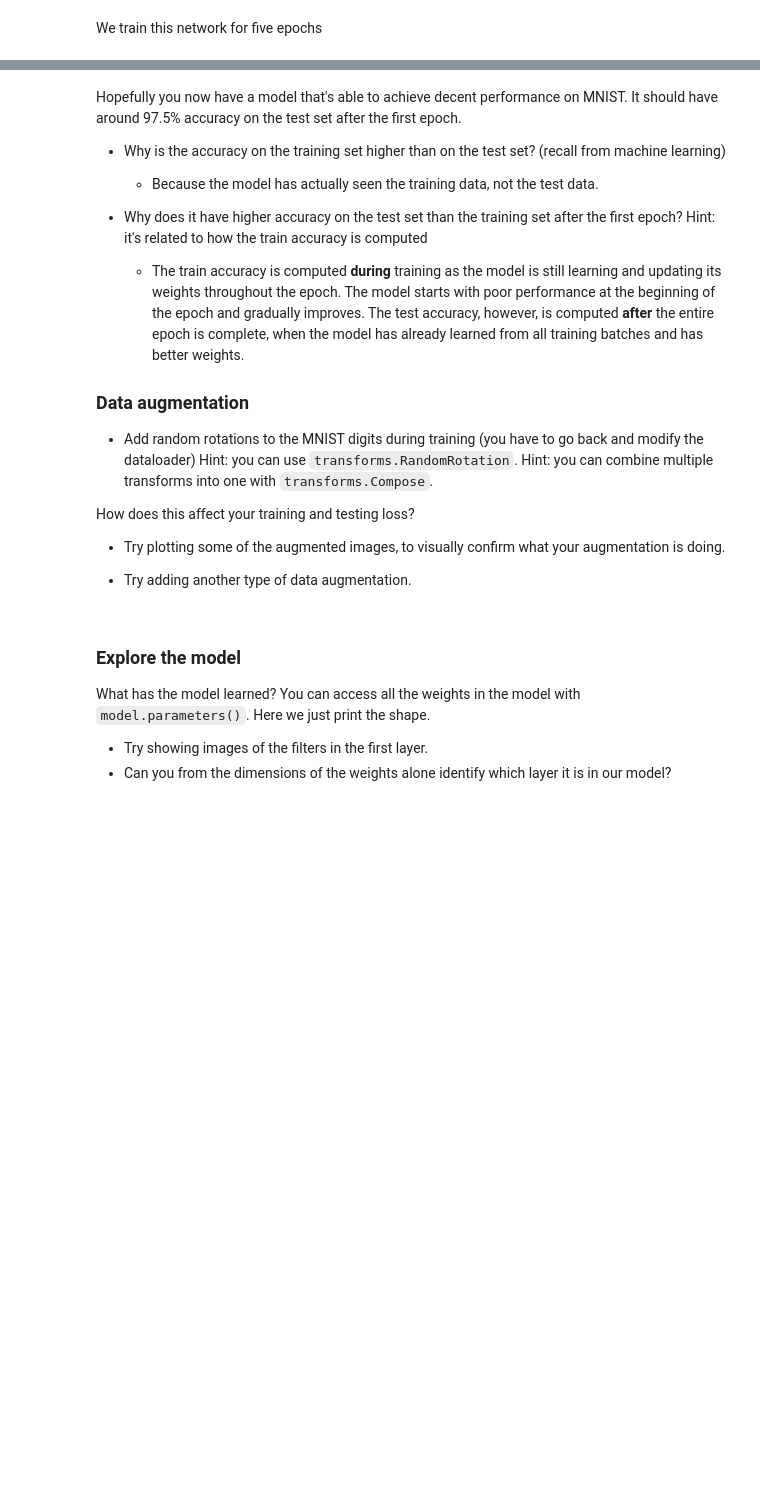
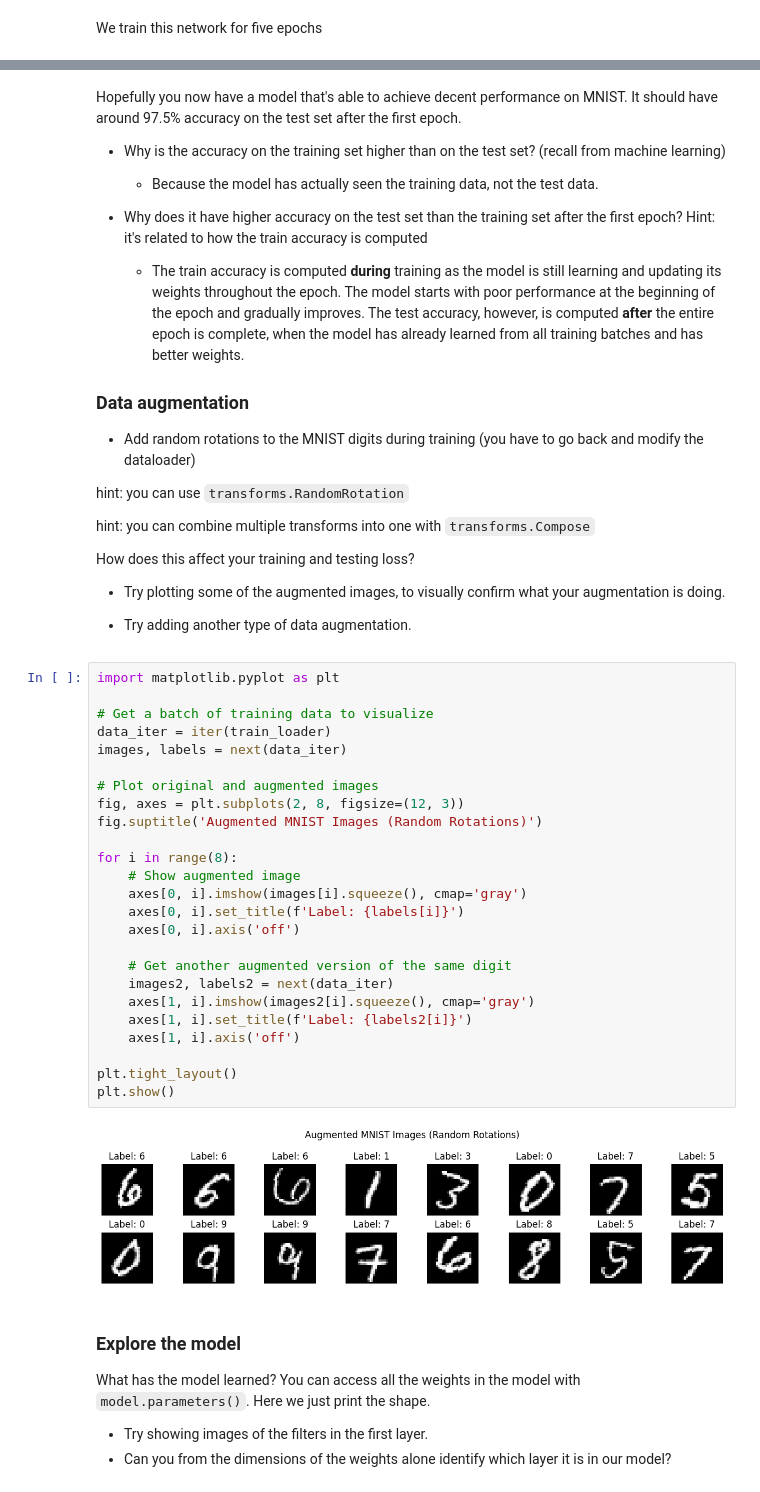
Before and after one commit to linusjuni/deep-learning-in-computer-vision, a Jupyter notebook: week_2/w2_exercises.ipynb, the cells around one changed output, grey strips where cells are left out. Drawn from its saved outputs; the diff is of its cells as text; blank space fills up the shorter version.

```diff
--- a/week_2/w2_exercises.ipynb
+++ b/week_2/w2_exercises.ipynb
@@ -143,13 +153,44 @@ It should have around 97.5% accuracy on the test set after the first epoch.
    * The train accuracy is computed **during** training as the model is still learning and updating its weights throughout the epoch. The model starts with poor performance at the beginning of the epoch and gradually improves. The test accuracy, however, is computed **after** the entire epoch is complete, when the model has already learned from all training batches and has better weights.
 
 ### Data augmentation
- * Add random rotations to the MNIST digits during training (you have to go back and modify the dataloader) Hint: you can use `transforms.RandomRotation`. Hint: you can combine multiple transforms into one with `transforms.Compose`.
+ * Add random rotations to the MNIST digits during training (you have to go back and modify the dataloader)
+
+  hint: you can use `transforms.RandomRotation`
+
+  hint: you can combine multiple transforms into one with `transforms.Compose`
 
 How does this affect your training and testing loss?
 
  * Try plotting some of the augmented images, to visually confirm what your augmentation is doing.
 
  * Try adding another type of data augmentation.
+# %%
+import matplotlib.pyplot as plt
+
+# Get a batch of training data to visualize
+data_iter = iter(train_loader)
+images, labels = next(data_iter)
+
+# Plot original and augmented images
+fig, axes = plt.subplots(2, 8, figsize=(12, 3))
+fig.suptitle('Augmented MNIST Images (Random Rotations)')
+
+for i in range(8):
+    # Show augmented image
+    axes[0, i].imshow(images[i].squeeze(), cmap='gray')
+    axes[0, i].set_title(f'Label: {labels[i]}')
+    axes[0, i].axis('off')
+
+    # Get another augmented version of the same digit
+    images2, labels2 = next(data_iter)
+    axes[1, i].imshow(images2[i].squeeze(), cmap='gray')
+    axes[1, i].set_title(f'Label: {labels2[i]}')
+    axes[1, i].axis('off')
+
+plt.tight_layout()
+plt.show()
+# %% [output]
+[figure, added]
 # %% [markdown]
 ### Explore the model
 What has the model learned? You can access all the weights in the model with `model.parameters()`. Here we just print the shape.
```
Also changed, not shown: parts of 3 cells of this notebook.
